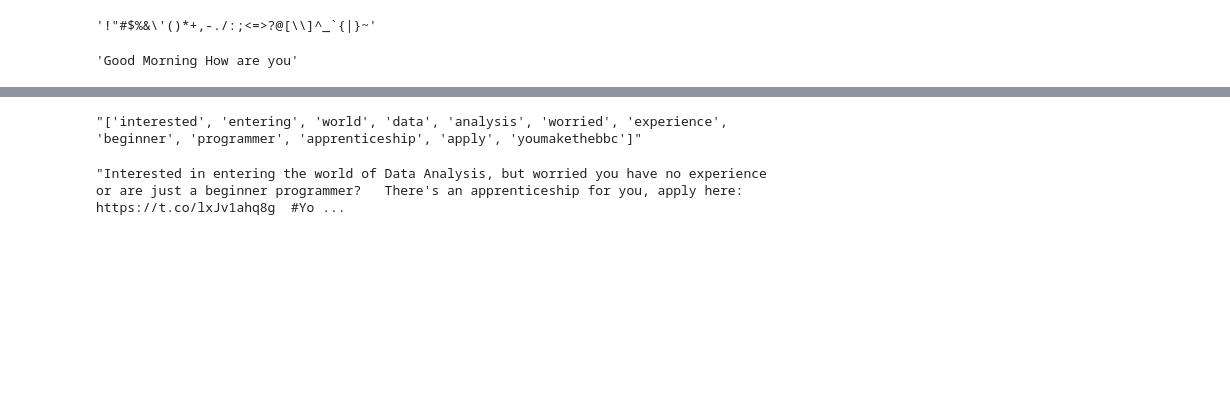
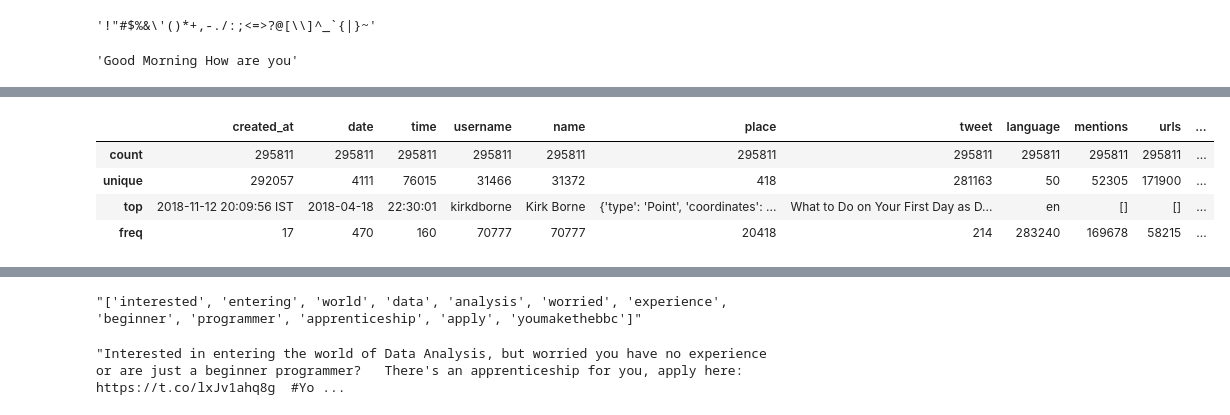
Before and after one commit to yesidc/MLinPractice, a Jupyter notebook: Untitled.ipynb, the cells around one changed output, grey strips where cells are left out. Cells and saved outputs as stored; diff of their text form; code cells hidden in the pictures; blank space fills up the shorter version.

```diff
--- a/Untitled.ipynb
+++ b/Untitled.ipynb
@@ -28,0 +39,8 @@ df = pd.read_csv("data/preprocessing/preprocessed.csv")
+# %%
+df.describe(include = object)
+# %% [output]
+|  | created_at | date | time | username | name | place | tweet | language | mentions | urls | ... |
+| count | 295811 | 295811 | 295811 | 295811 | 295811 | 295811 | 295811 | 295811 | 295811 | 295811 | ... |
+| unique | 292057 | 4111 | 76015 | 31466 | 31372 | 418 | 281163 | 50 | 52305 | 171900 | ... |
+| top | 2018-11-12 20:09:56 IST | 2018-04-18 | 22:30:01 | kirkdborne | Kirk Borne | {'type': 'Point', 'coordinates': ... | What to Do on Your First Day as D... | en | [] | [] | ... |
+| freq | 17 | 470 | 160 | 70777 | 70777 | 20418 | 214 | 283240 | 169678 | 58215 | ... |
```
Also changed, not shown: parts of 2 cells of this notebook, 7 other files.
